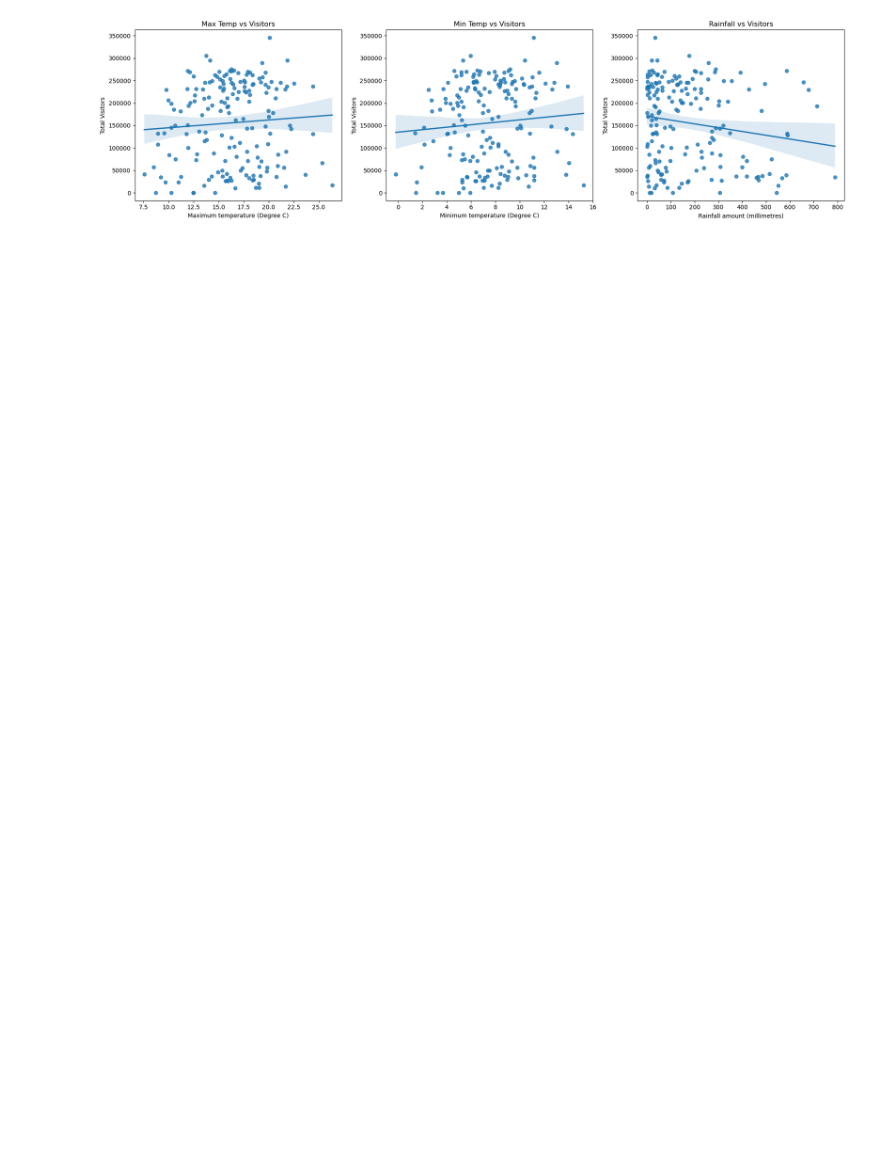
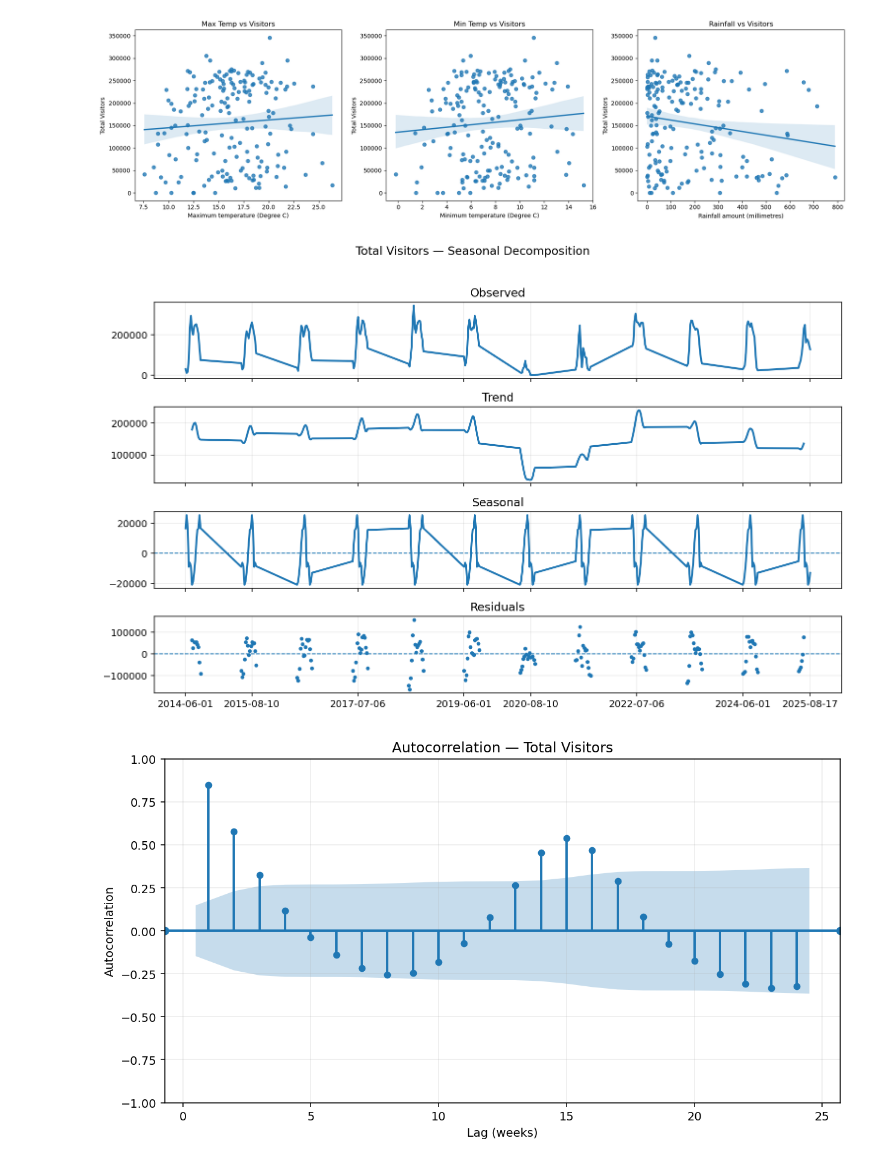
Before and after one commit to bsunjaya/Azycon, a Jupyter notebook: EDA.ipynb, the cells around one changed output. Cells and saved outputs as stored; diff of their text form; code cells hidden in the pictures; blank space fills up the shorter version.

```diff
--- a/EDA.ipynb
+++ b/EDA.ipynb
@@ -73,7 +73,10 @@ def detect_outliers_iqr(series, factor=1.5):
     return outliers
 
 print("\n--- Outlier detection ---")
-
+RESORT_COLS = [
+    "Mt. Baw Baw","Mt. Stirling","Mt. Hotham","Falls Creek",
+    "Mt. Buller","Selwyn","Thredbo","Perisher","Charlotte Pass"
+]
 climate_num_cols = [
     "Maximum temperature (Degree C)",
     "Minimum temperature (Degree C)",
@@ -237,3 +220,49 @@ plt.tight_layout()
 plt.show()
 # %% [output]
 [figure]
+# %%
+import numpy as np
+from statsmodels.tsa.seasonal import seasonal_decompose
+from statsmodels.graphics.tsaplots import plot_acf
+
+visitation_df = visitation_df.copy()
+visitation_df["Total Visitors"] = visitation_df[RESORT_COLS].sum(axis=1)
+
+# The snow season starts on June 1st every year, and the first to 12th weeks will have 7 days of additional holidays.
+visitation_df["SeasonStart"] = pd.to_datetime(visitation_df["Year"].astype(str) + "-06-01")
+visitation_df["Date"] = visitation_df["SeasonStart"] + pd.to_timedelta((visitation_df["Week"]-1)*7, unit="D")
+
+ts_visitors = (visitation_df
+               .sort_values("Date")
+               .set_index("Date")["Total Visitors"]
+               .astype(float))
+
+# Seasonal decomposition (period=12 corresponds to a 12-week snow season)
+plt.rcParams.update({"figure.dpi":140, "lines.linewidth":2.0})
+ts_clean = ts_visitors.dropna()
+decomp = seasonal_decompose(ts_clean, model="additive", period=12)
+
+fig, axes = plt.subplots(4, 1, figsize=(11, 7), sharex=True)
+fig.suptitle("Total Visitors — Seasonal Decomposition", y=0.98)
+
+axes[0].plot(ts_clean);            axes[0].set_title("Observed");  axes[0].grid(True, alpha=.25)
+axes[1].plot(decomp.trend);        axes[1].set_title("Trend");     axes[1].grid(True, alpha=.25)
+axes[2].plot(decomp.seasonal);     axes[2].axhline(0, ls="--", lw=1)
+axes[2].set_title("Seasonal");     axes[2].grid(True, alpha=.25)
+axes[3].plot(decomp.resid, ".");   axes[3].axhline(0, ls="--", lw=1)
+axes[3].set_title("Residuals");    axes[3].grid(True, alpha=.25)
+
+tick_locs = np.linspace(0, len(ts_clean)-1, 8, dtype=int)
+axes[3].set_xticks(ts_clean.index[tick_locs])
+plt.tight_layout(rect=[0,0,1,0.96]); plt.show()
+
+# Autocorrelation ACF (see periodicity/lag)
+fig = plt.figure(figsize=(9,5))
+ax = fig.add_subplot(111)
+plot_acf(ts_clean, lags=24, alpha=0.05, zero=False, ax=ax, marker='o')
+ax.set_title("Autocorrelation — Total Visitors")
+ax.set_xlabel("Lag (weeks)"); ax.set_ylabel("Autocorrelation"); ax.grid(True, alpha=.25)
+plt.tight_layout(); plt.show()
+# %% [output]
+[figure, added]
+[figure, added]
```
Also changed, not shown: parts of 8 cells of this notebook.
